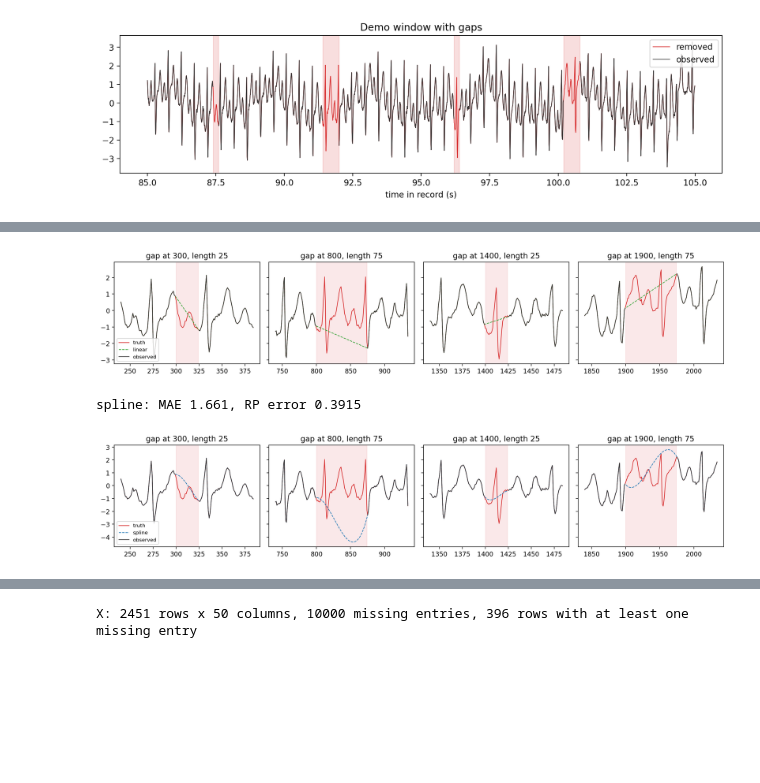
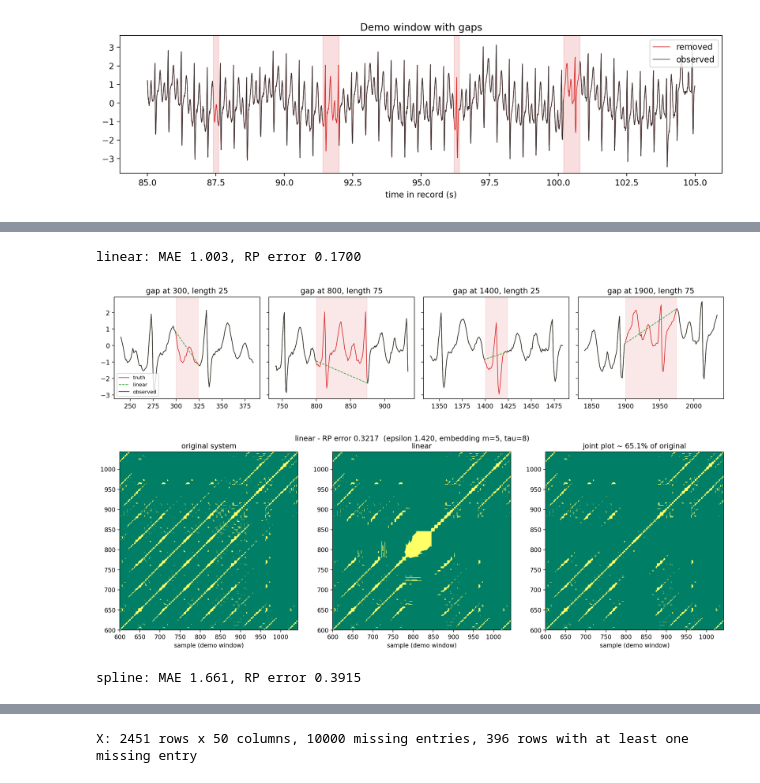
Before and after one commit to Anastasios-Vlachmpeis/RQA_for_Financial_Dynamics, a Jupyter notebook: notebooks/rps4missingDataReconstruction/window_reconstruction.ipynb, the cells around one changed output, grey strips where cells are left out. Drawn from its saved outputs; the diff is of its cells as text; code cells hidden in the pictures; blank space fills up the shorter version.

```diff
--- a/notebooks/rps4missingDataReconstruction/window_reconstruction.ipynb
+++ b/notebooks/rps4missingDataReconstruction/window_reconstruction.ipynb
@@ -146,3 +213,14 @@ linear: MAE 1.003, RP error 0.1700
+# %%
+obs = x_obs[demo, target] # demo window with NaN in the gaps
+idx = np.arange(n_demo)
+known = ~np.isnan(obs)
+
+linear_fill = obs.copy()
+linear_fill[~known] = np.interp(idx[~known], idx[known], obs[known])
+
+score("linear", linear_fill)
+# %% [output]
+linear: MAE 1.003, RP error 0.1700
 # %%
 fig, axes = plt.subplots(1, len(gaps), figsize=(14, 3), sharey=True)
 for ax, (start, length) in zip(axes, gaps):
@@ -157,26 +235,16 @@ fig.tight_layout()
 plt.show()
 # %% [output]
 [figure]
-# %%
-from scipy.interpolate import CubicSpline
-
-spline_fill = obs.copy()
-spline_fill[~known] = CubicSpline(idx[known], obs[known])(idx[~known])
-
-score("spline", spline_fill)
-# %% [output]
-spline: MAE 1.661, RP error 0.3915
 # %%
-fig, axes = plt.subplots(1, len(gaps), figsize=(14, 3), sharey=True)
-for ax, (start, length) in zip(axes, gaps):
-    w = slice(start - 60, start + length + 60)   # gap plus 60 samples each side
-    ax.plot(idx[w], truth[w], color="tab:red", lw=1, label="truth")
-    ax.plot(idx[w], spline_fill[w], color="tab:blue", lw=1, ls="--", label="spline")
-    ax.plot(idx[w], obs[w], color="0.2", lw=1, label="observed")
-    ax.axvspan(start, start + length - 1, color="tab:red", alpha=0.1)
-    ax.set_title(f"gap at {start}, length {length}")
-axes[0].legend(loc="lower left", fontsize=8)
-fig.tight_layout()
-plt.show()
+plot_rp_comparison("linear", linear_fill)
 # %% [output]
-[figure, old version]
+[figure, new version]
+# %%
+from scipy.interpolate import CubicSpline
+
+spline_fill = obs.copy()
+spline_fill[~known] = CubicSpline(idx[known], obs[known])(idx[~known])
+
+score("spline", spline_fill)
+# %% [output]
+spline: MAE 1.661, RP error 0.3915
```
Also changed, not shown: parts of 14 cells of this notebook.
